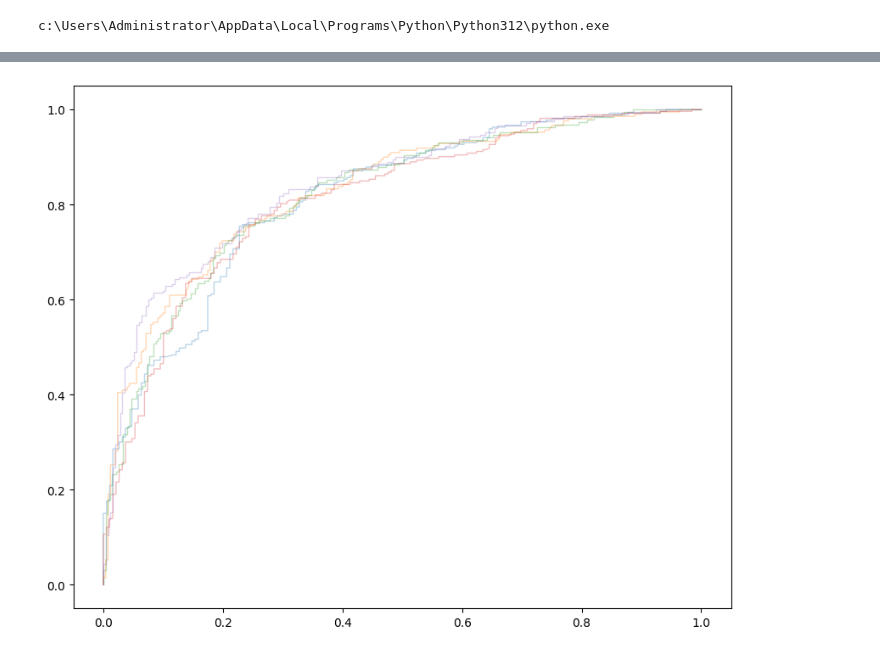
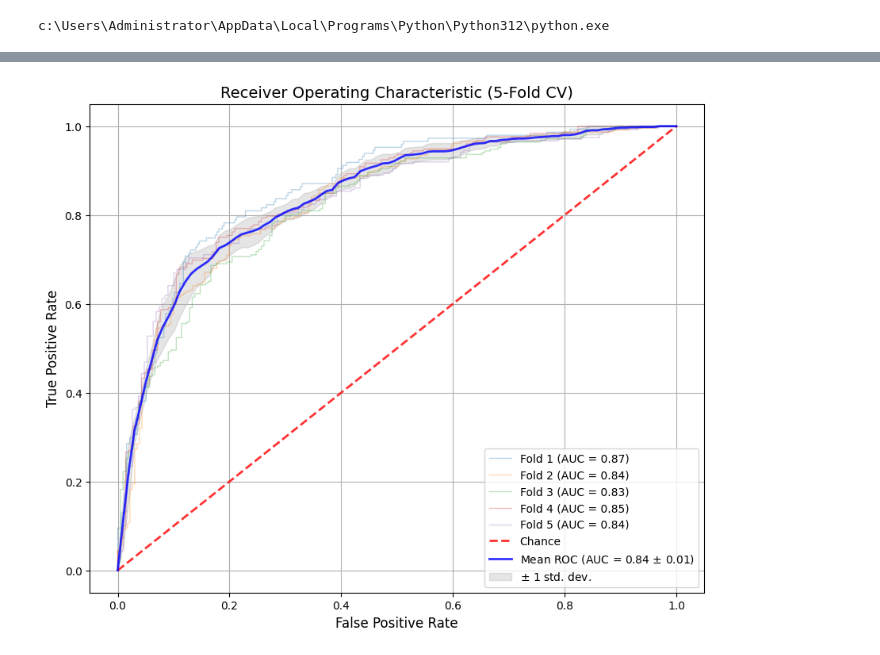
Before and after one commit to zZimablueee/Chess, a Jupyter notebook: player-cluster/RandomForestclassifier.ipynb, the cells around one changed output, grey strips where cells are left out. Cells and saved outputs as stored; diff of their text form; code cells hidden in the pictures.

```diff
--- a/player-cluster/RandomForestclassifier.ipynb
+++ b/player-cluster/RandomForestclassifier.ipynb
@@ -13,9 +13,9 @@ from sklearn.model_selection import GroupShuffleSplit
 import matplotlib.pyplot as plt
 from sklearn.ensemble import RandomForestClassifier
 from sklearn.metrics import accuracy_score,log_loss,roc_curve,auc
-#solid
-positive_df=pd.read_csv("Solid_1_final.csv")
-negative_df=pd.read_csv("Solid_0_final.csv")
+#Structual-Continuity
+positive_df=pd.read_csv("Forcing_0_final.csv")
+negative_df=pd.read_csv("Forcing_1_final.csv")
 positive_df['label']=1
 negative_df['label']=0
 train_full=pd.concat([positive_df,negative_df],axis=0,ignore_index=True)
@@ -27,12 +27,11 @@ ignore_cols = ['Unnamed: 0', 'Name', 'ELO', 'label']
 feature_cols = [col for col in train_full.columns if col not in ignore_cols]
 train_full[feature_cols] = train_full[feature_cols].fillna(0)
 #下面的要换的
-pc1_cols=['CenterControlScore', 'pawn_1LifeRatio', 'PieceActivityScore', 'KingDiagonalExposureScore','pawn_2LifeRatio',
-          'KingSafetyScore', 'KingZoneControlScore', 'queen_1LifeRatio',
-          #'rook_1LifeRatio','rook_2LifeRatio', 'bishop_1LifeRatio','bishop_2LifeRatio', knight_2LifeRatio','pawn_8LifeRatio',
-          'knight_1LifeRatio', 'pawn_3LifeRatio',
-         'KingEscapeSquaresScore', 'AveragePawnAdvanceDepth']
-X_full = train_full[pc1_cols].values
+pc3_cols=['KingSafetyScore','KingTropismScore','KingPawnShieldScore','CaptureRatio','CheckRatio','ForceRatio',
+          'bishop_1LifeRatio','pawn_5LifeRatio','queen_promo_2LifeRatio','queen_promo_3LifeRatio',
+          #'queen_promo_4LifeRatio','queen_promo_5LifeRatio','queen_promo_6LifeRatio','PawnProtectScore'
+          ]
+X_full = train_full[pc3_cols].values
 y_full = train_full['label'].values
 groups = train_full['Name'].values
 #交叉验证
@@ -66,7 +65,8 @@ for train_idx,val_idx in cv.split(X_full,y_full,groups=groups):
     fpr,tpr,thresholds=roc_curve(y_val,y_pred_prob)
     roc_auc=auc(fpr,tpr)
     fold_aucs.append(roc_auc)
-    plt.plot(fpr,tpr,lw=1,alpha=0.3,label=f'ROC fold {fold_num} (AUC = {roc_auc:.2f})')
+    plt.plot(fpr, tpr, lw=1, alpha=0.3,
+             label=f'Fold {fold_num} (AUC = {roc_auc:.2f})')
     interp_tpr = np.interp(mean_fpr, fpr, tpr)
     interp_tpr[0] = 0.0
     tprs.append(interp_tpr)
@@ -75,4 +75,27 @@ for train_idx,val_idx in cv.split(X_full,y_full,groups=groups):
 
     trained_models.append((model,scaler))
     fold_num+=1
+
+plt.plot([0,1],[0,1],linestyle='--',lw=2,color='r',label='Chance',alpha=.8)
+mean_tpr=np.mean(tprs,axis=0)
+mean_tpr[-1]=1.0
+mean_auc=auc(mean_fpr,mean_tpr)
+std_auc=np.std(fold_aucs)
+plt.plot(mean_fpr, mean_tpr, color='b',
+         label=r'Mean ROC (AUC = %0.2f $\pm$ %0.2f)' % (mean_auc, std_auc),
+         lw=2, alpha=.8)
+std_tpr = np.std(tprs, axis=0)
+tprs_upper = np.minimum(mean_tpr + std_tpr, 1)
+tprs_lower = np.maximum(mean_tpr - std_tpr, 0)
+plt.fill_between(mean_fpr, tprs_lower, tprs_upper, color='grey', alpha=.2,
+                 label=r'$\pm$ 1 std. dev.')
+
+plt.xlim([-0.05, 1.05])
+plt.ylim([-0.05, 1.05])
+plt.xlabel('False Positive Rate', fontsize=12)
+plt.ylabel('True Positive Rate', fontsize=12)
+plt.title('Receiver Operating Characteristic (5-Fold CV)', fontsize=14)
+plt.legend(loc="lower right")
+plt.grid(True)
+plt.show()
 # %% [output]
@@ -84 +107 @@ for train_idx,val_idx in cv.split(X_full,y_full,groups=groups):
-[figure, old version]
+[figure, new version]
```
Also changed, not shown: parts of 5 cells of this notebook, 7 other files.
